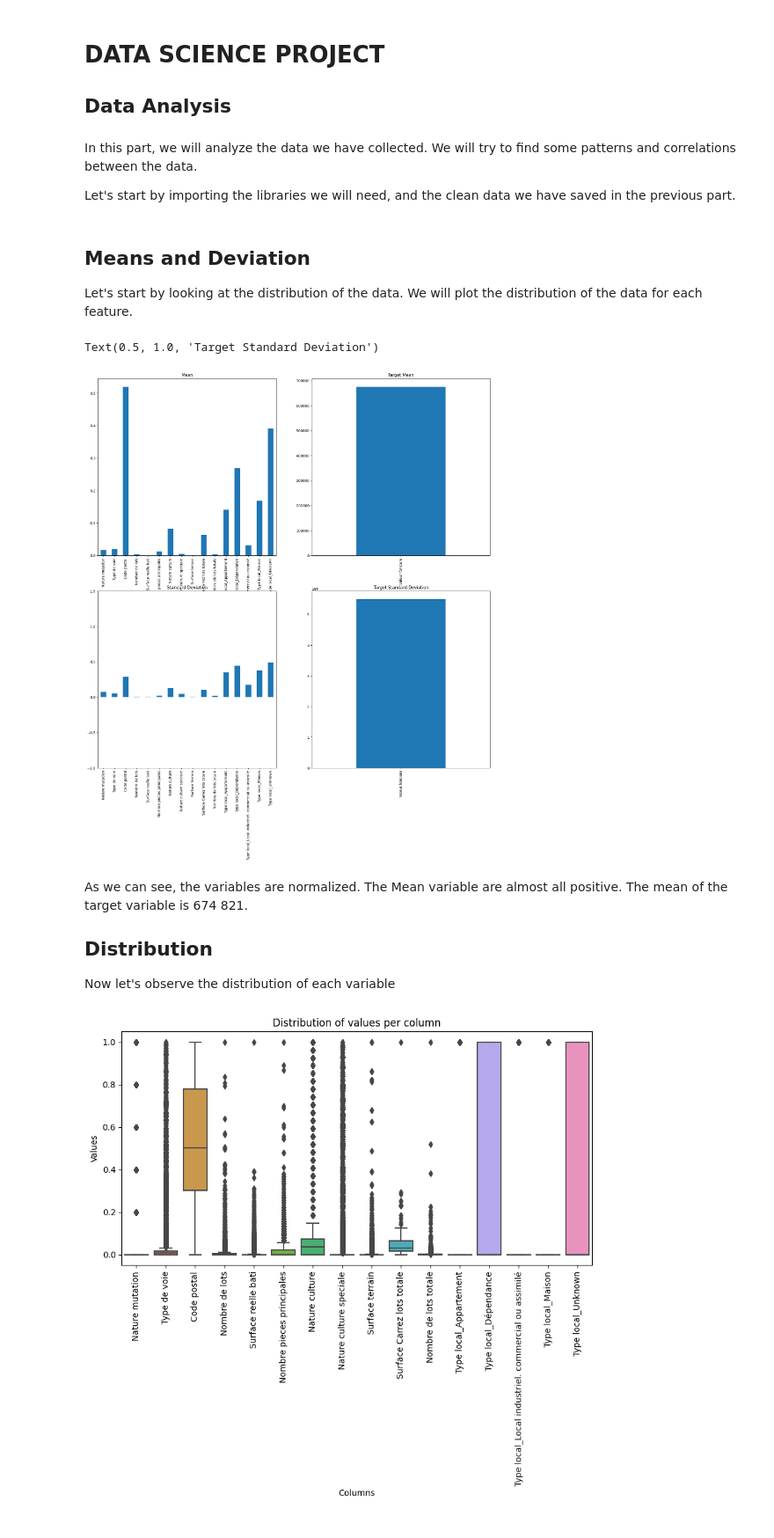
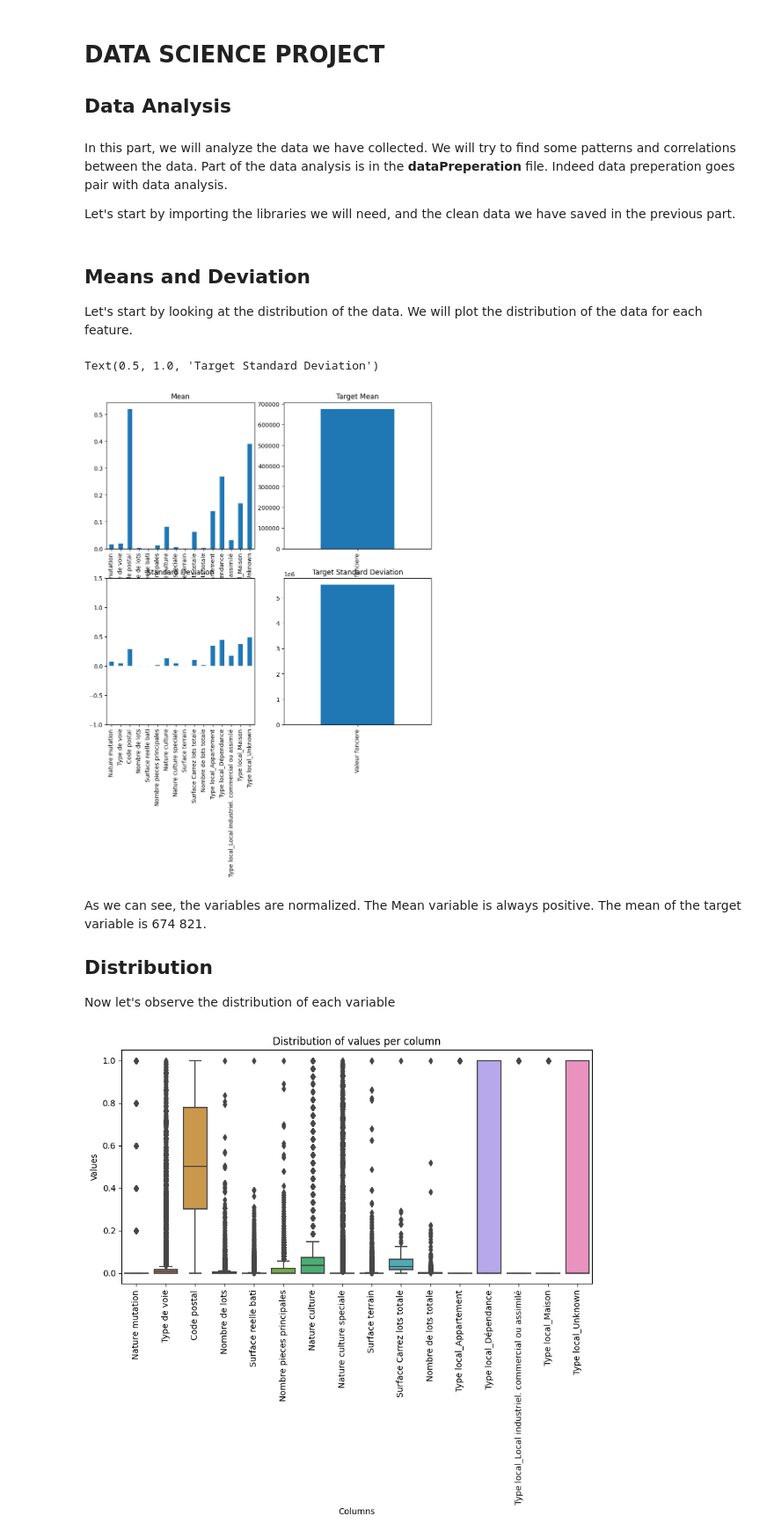
Before and after one commit to PaulZaman/HousePricing, a Jupyter notebook: DataAnalysis.ipynb, the cells around one changed output. Shown: that part at 88% size. Saved outputs shown, nothing was run; the diff lists cells and outputs as text; code cells hidden in the pictures.

Commit message:
dataAnal

```diff
--- a/DataAnalysis.ipynb
+++ b/DataAnalysis.ipynb
@@ -2,7 +2,7 @@
 # DATA SCIENCE PROJECT
 ## Data Analysis
 # %% [markdown]
-In this part, we will analyze the data we have collected. We will try to find some patterns and correlations between the data.
+In this part, we will analyze the data we have collected. We will try to find some patterns and correlations between the data. Part of the data analysis is in the **dataPreperation** file. Indeed data preperation goes pair with data analysis.
 
 Let's start by importing the libraries we will need, and the clean data we have saved in the previous part.
 # %%
@@ -21,28 +21,28 @@ Let's start by looking at the distribution of the data. We will plot the distrib
 # %%
 
 # create sumbplot
-fig, axes = plt.subplots(nrows=2, ncols=2, figsize=(20, 20))
+fig, axes = plt.subplots(nrows=2, ncols=2, figsize=(10, 10))
 
 # plot the means
 x.mean().plot(kind='bar', ax=axes[0, 0])
 axes[0, 0].set_title('Mean')
 
 y.mean().plot(kind='bar', ax=axes[0, 1])
 axes[0, 1].set_title('Target Mean')
 
 # plot the standard deviation
 x.std().plot(kind='bar', ax=axes[1, 0])
 axes[1, 0].set_title('Standard Deviation')
 axes[1, 0].set_ylim([-1, 1.5])
 
 
 y.std().plot(kind='bar', ax=axes[1, 1])
 axes[1, 1].set_title('Target Standard Deviation')
 # %% [output]
 Text(0.5, 1.0, 'Target Standard Deviation')
-[figure, old version]
+[figure, new version]
 # %% [markdown]
-As we can see, the variables are normalized. The Mean variable are almost all positive. The mean of the target variable is 674 821.
+As we can see, the variables are normalized. The Mean variable is always positive. The mean of the target variable is 674 821.
 
 ## Distribution
 
```
Also changed, not shown: parts of 12 cells of this notebook, 1 other file.
